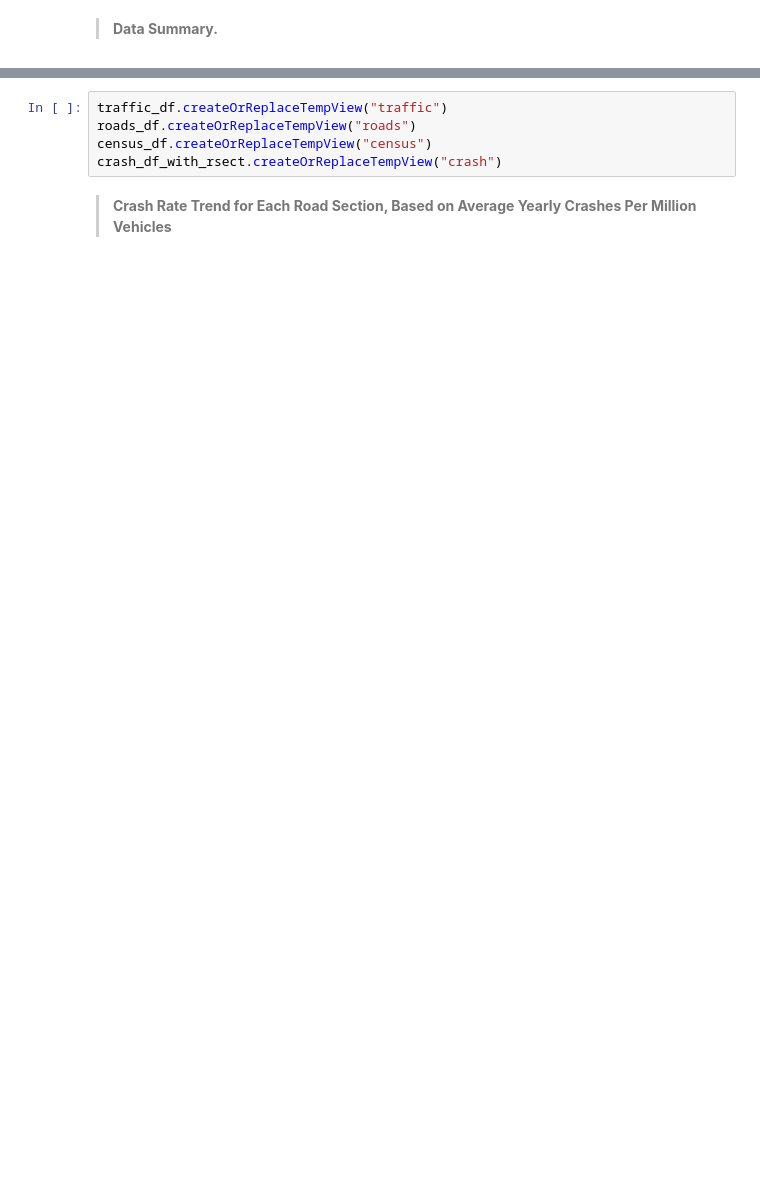
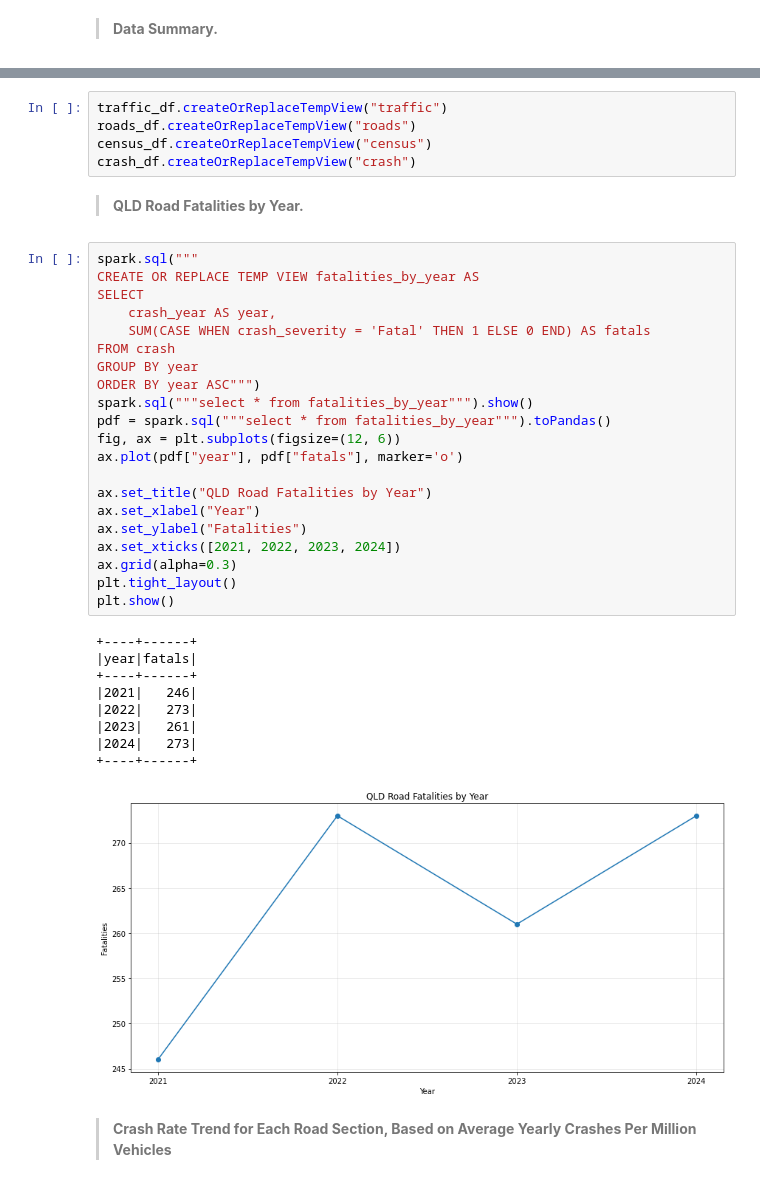
Before and after one commit to charlieeslack/infs3208_Project, a Jupyter notebook: nbs/Queensland Road Traffic and Crash Data Insights.ipynb, the cells around one changed output, grey strips where cells are left out. Saved outputs shown, nothing was run; the diff lists cells and outputs as text; blank space fills up the shorter version.

```diff
--- a/nbs/Queensland Road Traffic and Crash Data Insights.ipynb
+++ b/nbs/Queensland Road Traffic and Crash Data Insights.ipynb
@@ -315,7 +317,40 @@ root
 traffic_df.createOrReplaceTempView("traffic")
 roads_df.createOrReplaceTempView("roads")
 census_df.createOrReplaceTempView("census")
-crash_df_with_rsect.createOrReplaceTempView("crash")
+crash_df.createOrReplaceTempView("crash")
+# %% [markdown]
+>**QLD Road Fatalities by Year.**
+# %%
+spark.sql("""
+CREATE OR REPLACE TEMP VIEW fatalities_by_year AS
+SELECT
+    crash_year AS year,
+    SUM(CASE WHEN crash_severity = 'Fatal' THEN 1 ELSE 0 END) AS fatals
+FROM crash
+GROUP BY year
+ORDER BY year ASC""")
+spark.sql("""select * from fatalities_by_year""").show()
+pdf = spark.sql("""select * from fatalities_by_year""").toPandas()
+fig, ax = plt.subplots(figsize=(12, 6))
+ax.plot(pdf["year"], pdf["fatals"], marker='o')
+
+ax.set_title("QLD Road Fatalities by Year")
+ax.set_xlabel("Year")
+ax.set_ylabel("Fatalities")
+ax.set_xticks([2021, 2022, 2023, 2024])
+ax.grid(alpha=0.3)
+plt.tight_layout()
+plt.show()
+# %% [output]
++----+------+
+|year|fatals|
++----+------+
+|2021|   246|
+|2022|   273|
+|2023|   261|
+|2024|   273|
++----+------+
+[figure, added]
 # %% [markdown]
 >**Crash Rate Trend for Each Road Section, Based on Average Yearly Crashes Per Million Vehicles**
 # %%
```
Also changed, not shown: parts of 18 cells of this notebook.
